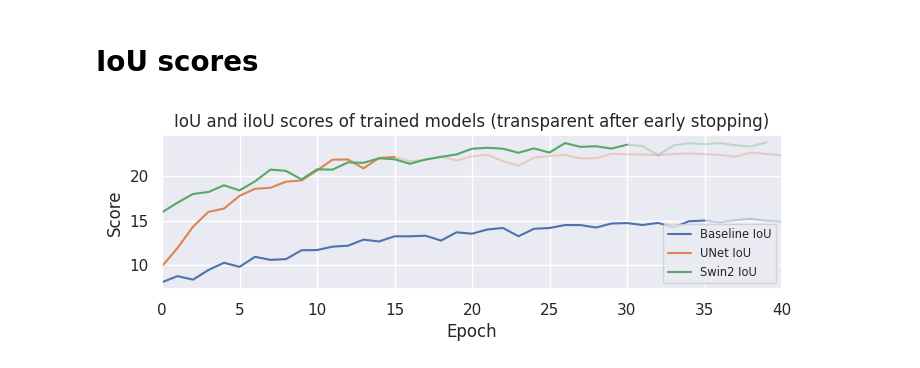
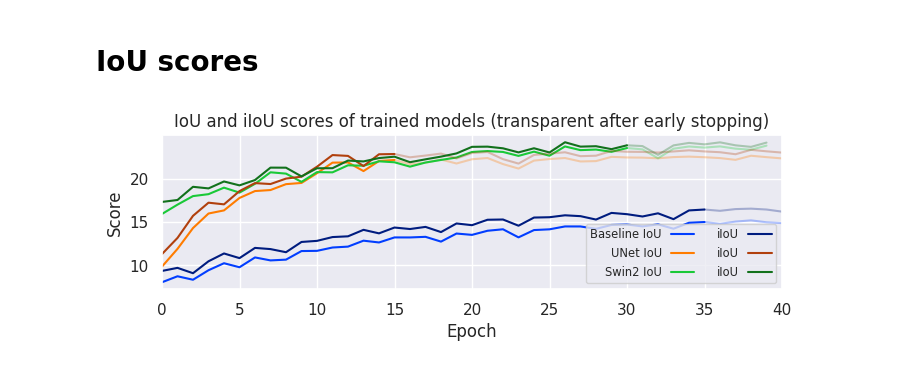
Before and after one commit to vitsiozo/INM705-Cityscapes, a Jupyter notebook: Report/datas/Plots.ipynb, the cells around one changed output. Cells and saved outputs as stored; diff of their text form; code cells hidden in the pictures.

```diff
--- a/Report/datas/Plots.ipynb
+++ b/Report/datas/Plots.ipynb
@@ -350,38 +349,42 @@ swin2 = pandas.read_csv('swin2_iou.csv', index_col = 0)
 baseline_mult = 6
 unet_mult = 4
 swin2_mult = 12
+# %%
+baseline = baseline_mult * pandas.read_csv('baseline_iou.csv', index_col = 0)
+unet = unet_mult * pandas.read_csv('unet_iou.csv', index_col = 0)
+swin2 = swin2_mult * pandas.read_csv('swin2_iou.csv', index_col = 0)
 # %%
 light = seaborn.color_palette('bright', 3)
-dark = seaborn.color_palette(None, 3)
+dark = seaborn.color_palette('dark', 3)
 
-pyplot.plot(baseline_mult * baseline.iou[:36], color = dark[0], label = 'Baseline IoU')
-pyplot.plot(baseline_mult * baseline.iou[35:], color = dark[0], alpha = .3)
+pyplot.plot(baseline.iou[:36], color = light[0], label = 'Baseline IoU')
+pyplot.plot(baseline.iou[35:], color = light[0], alpha = .3)
 
-pyplot.plot(unet_mult * unet.iou[:16], color = dark[1], label = 'UNet IoU')
-pyplot.plot(unet_mult * unet.iou[15:], color = dark[1], alpha = .3)
+pyplot.plot(unet.iou[:16], color = light[1], label = 'UNet IoU')
+pyplot.plot(unet.iou[15:], color = light[1], alpha = .3)
 
-pyplot.plot(swin2_mult * swin2.iou[:31], color = dark[2], label = 'Swin2 IoU')
-pyplot.plot(swin2_mult * swin2.iou[30:], color = dark[2], alpha = .3)
+pyplot.plot(swin2.iou[:31], color = light[2], label = 'Swin2 IoU')
+pyplot.plot(swin2.iou[30:], color = light[2], alpha = .3)
 
-# pyplot.plot(baseline.iiou[:36], color = dark[0], label = 'iIoU')
-# pyplot.plot(baseline.iiou[35:], color = dark[0], alpha = .3)
-#
-# pyplot.plot(unet.iiou[:16], color = dark[1], label = 'iIoU')
-# pyplot.plot(unet.iiou[15:], color = dark[1], alpha = .3)
-#
-# pyplot.plot(swin2.iiou[:31], color = dark[2], label = 'iIoU')
-# pyplot.plot(swin2.iiou[30:], color = dark[2], alpha = .3)
+pyplot.plot(baseline.iiou[:36], color = dark[0], label = 'iIoU')
+pyplot.plot(baseline.iiou[35:], color = dark[0], alpha = .3)
+
+pyplot.plot(unet.iiou[:16], color = dark[1], label = 'iIoU')
+pyplot.plot(unet.iiou[15:], color = dark[1], alpha = .3)
+
+pyplot.plot(swin2.iiou[:31], color = dark[2], label = 'iIoU')
+pyplot.plot(swin2.iiou[30:], color = dark[2], alpha = .3)
 
 pyplot.xlabel('Epoch')
 pyplot.ylabel('Score')
 
 pyplot.title('IoU and iIoU scores of trained models (transparent after early stopping)')
 
-# pyplot.legend(ncols = 2, markerfirst = False, loc = (.65, .4), fontsize = 'x-small')
-pyplot.legend(loc = 0, fontsize = 'x-small')
+pyplot.legend(ncols = 2, markerfirst = False, loc = 0, fontsize = 'x-small')
+# pyplot.legend(loc = 0, fontsize = 'x-small')
 
 pyplot.xlim(0, 40)
 
 pyplot.savefig('../iou_scores.png', dpi = 300, bbox_inches = 'tight', pad_inches = 0)
 # %% [output]
-[figure, old version]
+[figure, new version]
```
Also changed, not shown: parts of 3 cells of this notebook, 6 other files.
